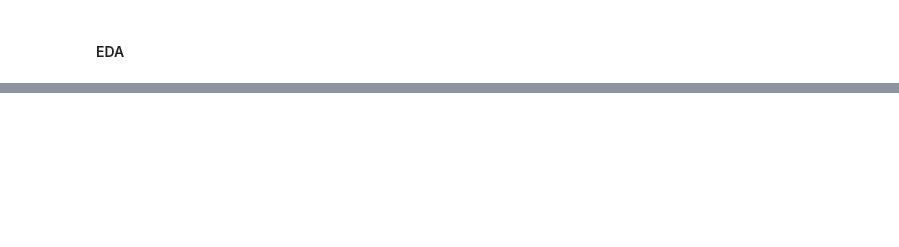
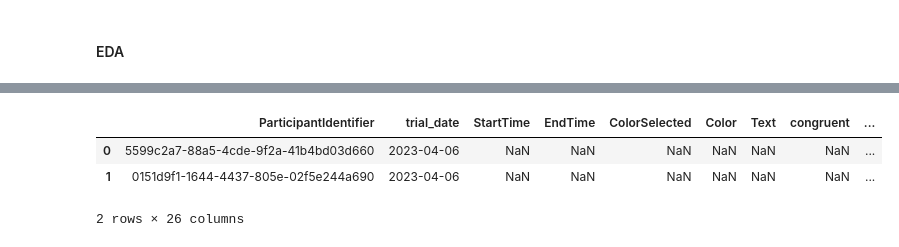
Before and after one commit to danieljwilson/3_3_experience_sampling, a Jupyter notebook: 3_3_3_data_analysis/01_data munge/01_1_process_data.ipynb, the cells around one changed output, grey strips where cells are left out. Saved outputs shown, nothing was run; the diff lists cells and outputs as text; code cells hidden in the pictures; blank space fills up the shorter version.

```diff
--- a/3_3_3_data_analysis/01_data munge/01_1_process_data.ipynb
+++ b/3_3_3_data_analysis/01_data munge/01_1_process_data.ipynb
@@ -2371,0 +2645,13 @@ wide_df = food_df_wide.drop(columns=z_columns_to_drop)
+# %%
+# loop through all days
+days = [i for i in os.listdir(path) if i.startswith('RK')]
+for day in tqdm(days):
+    files = os.listdir(path + day)
+    surveyQuestions = [i for i in files if i.startswith('SurveyPSATResults')]
+    # there should be only one
+    for file in surveyQuestions:
+        if 'df' not in globals():
+            df = pd.read_csv(path + day + '/' + file)
+        else:
+            temp_df = pd.read_csv(path + day + '/' + file)
+            df = pd.concat([df,temp_df], axis=0)
@@ -2371,0 +2683,17 @@ wide_df = food_df_wide.drop(columns=z_columns_to_drop)
+# %%
+# Select only subjects in current run
+df = df.loc[df.ParticipantIdentifier.isin(subjects)].reset_index(drop=True)
+# %%
+# add trial date and time columns
+for i in tqdm(range(df.shape[0])):
+    dt = parser.parse(df.loc[i, 'EndDate'])
+    df.loc[i, 'datetime'] = dt
+    df.loc[i, 'trial_date'] = (dt + datetime.timedelta(hours = -4)).date() # trial day associated with sample (4am is when the day flips)
+    df.loc[i, 'time'] = dt.time()
+# %%
+df.head(2)
+# %% [output]
+|  | ParticipantIdentifier | trial_date | StartTime | EndTime | ColorSelected | Color | Text | congruent | ... |
+| 0 | 5599c2a7-88a5-4cde-9f2a-41b4bd03d660 | 2023-04-06 | NaN | NaN | NaN | NaN | NaN | NaN | ... |
+| 1 | 0151d9f1-1644-4437-805e-02f5e244a690 | 2023-04-06 | NaN | NaN | NaN | NaN | NaN | NaN | ... |
+2 rows × 26 columns
```
Also changed, not shown: parts of 59 cells of this notebook.
